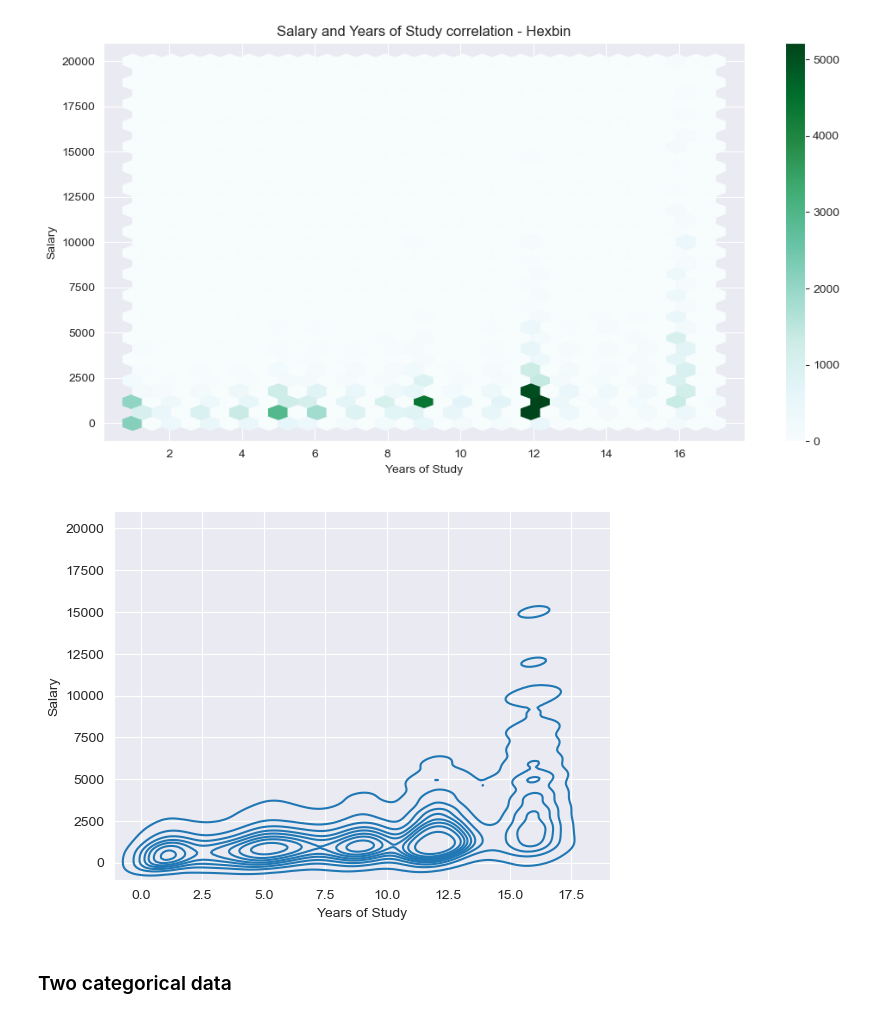
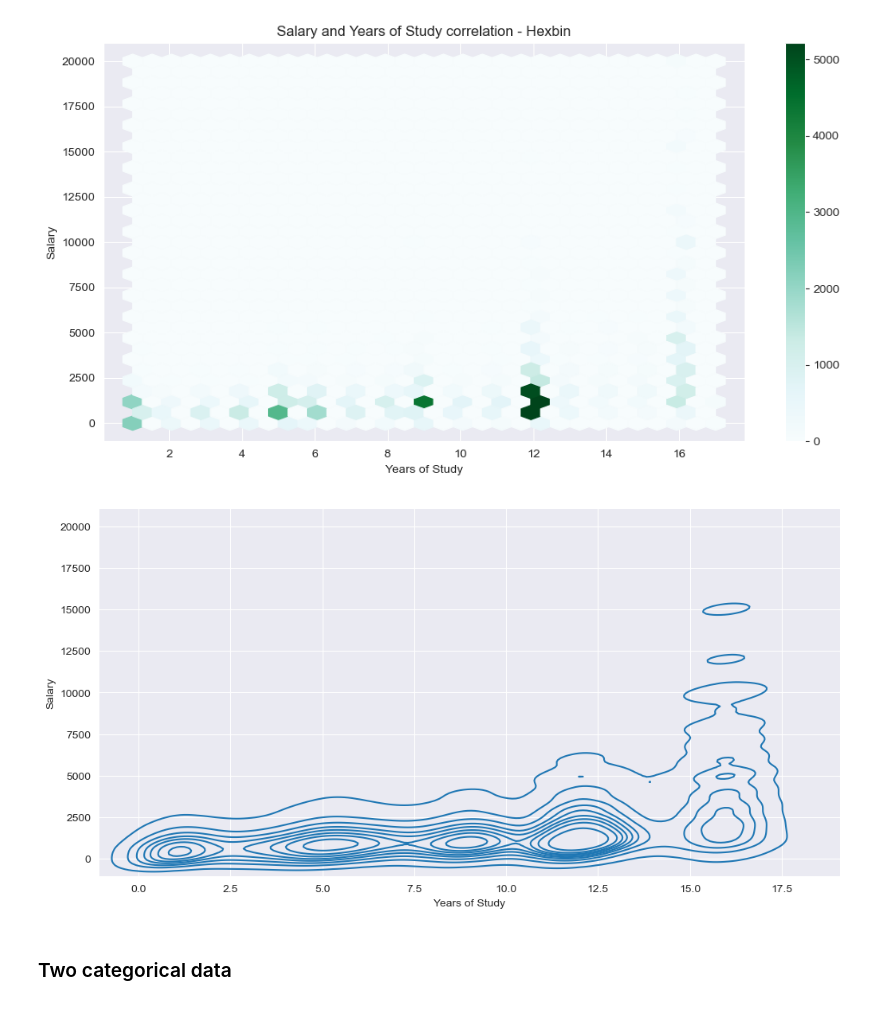
Before and after one commit to gdserafini/pratical-statistics, a Jupyter notebook: src/1-exploratory-data-analysis/exploratory_data_analysis.ipynb, the cells around one changed output. Drawn from its saved outputs; the diff is of its cells as text; code cells hidden in the pictures.

```diff
--- a/src/1-exploratory-data-analysis/exploratory_data_analysis.ipynb
+++ b/src/1-exploratory-data-analysis/exploratory_data_analysis.ipynb
@@ -384,15 +384,16 @@ plt.show()
 # %% [output]
 [figure]
 # %%
+plt.figure(figsize=(12,6))
 ax = sns.kdeplot(
     x=until_20k_salary['Years of Study'], y=until_20k_salary['Salary']
 )
 ax.set_xlabel('Years of Study and Salary correlation - Contour')
 ax.set_ylabel('Salary')
 ax.set_xlabel('Years of Study')
 plt.show()
 # %% [output]
-[figure, old version]
+[figure, new version]
 # %% [markdown]
 ### Two categorical data
 # %% [markdown]
```
Also changed, not shown: parts of 3 cells of this notebook, 1 other file.
